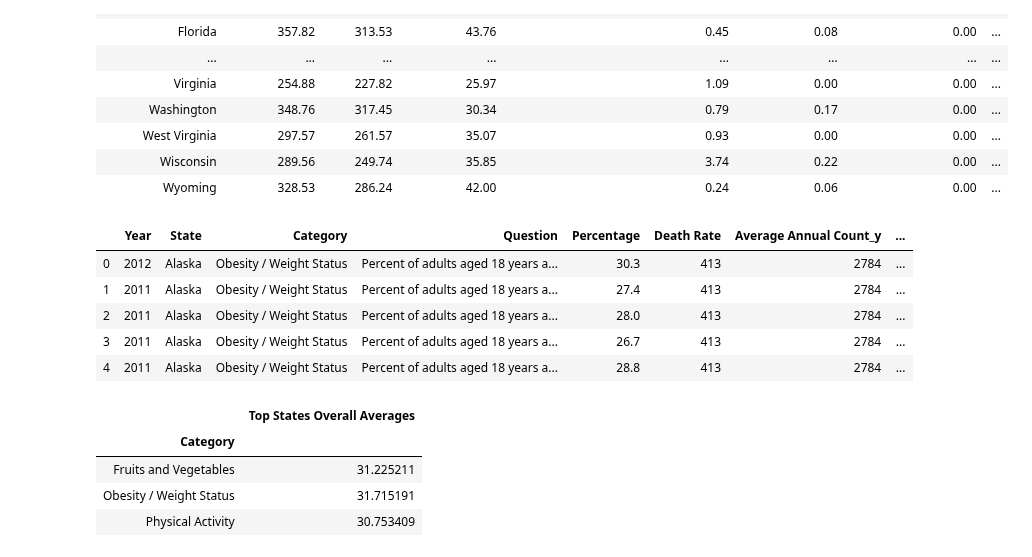
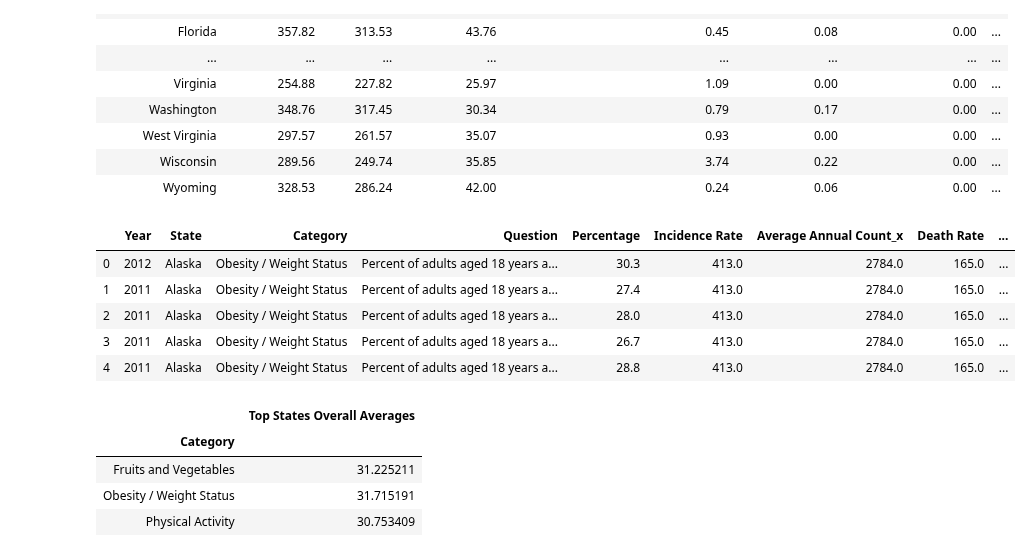
Before and after one commit to settinge/Cancer-and-Nonbiological-Variables, a Jupyter notebook: Final Result/Statewiseonly.ipynb, the cells around one changed output. Cells and saved outputs as stored; diff of their text form; code cells hidden in the pictures.

```diff
--- a/Final Result/Statewiseonly.ipynb
+++ b/Final Result/Statewiseonly.ipynb
@@ -335,8 +333,8 @@ from scipy.stats import linregress
 import seaborn as sns
 
 # Study data files
-Lifestyle_data = "../Row-2-Group-Project/RAW data/cdc_npao.csv"
-Incidence_data = "../Row-2-Group-Project/heighest_lowest_Incidencerate_data.csv"
+Lifestyle_data = "../RAW data/cdc_npao.csv"
+Incidence_data = "../Resource/heighest_lowest_Incidencerate_data.csv"
 
 # Read CSV
 raw_data = pd.read_csv(Lifestyle_data)
@@ -357,39 +355,39 @@ del raw_data_df['Data_Value_Footnote']
 del raw_data_df['Low_Confidence_Limit']
 del raw_data_df['High_Confidence_Limit ']
 del raw_data_df['Education']
 del raw_data_df['Gender']
 del raw_data_df['Income']
 del raw_data_df['Race/Ethnicity']
 del raw_data_df['GeoLocation']
 del raw_data_df['ClassID']
 del raw_data_df['TopicID']
 del raw_data_df['Sample_Size']
 del raw_data_df['Total']
 del raw_data_df['Age(years)']
 del raw_data_df['QuestionID']
 del raw_data_df['DataValueTypeID']
 del raw_data_df['LocationID']
 del raw_data_df['StratificationCategoryId1']
 del raw_data_df['StratificationCategory1']
 del raw_data_df['Stratification1']
 del raw_data_df['StratificationID1']
 raw_data_df
 
 # Merge our two data frames together
 combined_data = pd.merge(raw_data_df, cancer_data, on="State")
 combined_data=combined_data.dropna()
 
 # export_csv = cat_data.to_csv ('../Row-2-Group-Project/RAW data/combined_lifestyle_data.csv', header=True)
 
 
 combined_data.head()
 # %% [output]
-|  | Year | State | Category | Question | Percentage | Death Rate | Average Annual Count_y | ... |
-| 0 | 2012 | Alaska | Obesity / Weight Status | Percent of adults aged 18 years a... | 30.3 | 413 | 2784 | ... |
-| 1 | 2011 | Alaska | Obesity / Weight Status | Percent of adults aged 18 years a... | 27.4 | 413 | 2784 | ... |
-| 2 | 2011 | Alaska | Obesity / Weight Status | Percent of adults aged 18 years a... | 28.0 | 413 | 2784 | ... |
-| 3 | 2011 | Alaska | Obesity / Weight Status | Percent of adults aged 18 years a... | 26.7 | 413 | 2784 | ... |
-| 4 | 2011 | Alaska | Obesity / Weight Status | Percent of adults aged 18 years a... | 28.8 | 413 | 2784 | ... |
+|  | Year | State | Category | Question | Percentage | Incidence Rate | Average Annual Count_x | Death Rate | ... |
+| 0 | 2012 | Alaska | Obesity / Weight Status | Percent of adults aged 18 years a... | 30.3 | 413.0 | 2784.0 | 165.0 | ... |
+| 1 | 2011 | Alaska | Obesity / Weight Status | Percent of adults aged 18 years a... | 27.4 | 413.0 | 2784.0 | 165.0 | ... |
+| 2 | 2011 | Alaska | Obesity / Weight Status | Percent of adults aged 18 years a... | 28.0 | 413.0 | 2784.0 | 165.0 | ... |
+| 3 | 2011 | Alaska | Obesity / Weight Status | Percent of adults aged 18 years a... | 26.7 | 413.0 | 2784.0 | 165.0 | ... |
+| 4 | 2011 | Alaska | Obesity / Weight Status | Percent of adults aged 18 years a... | 28.8 | 413.0 | 2784.0 | 165.0 | ... |
 # %%
 #Top States Category Overall Averages
 years_selected = combined_data["Year"].isin(['2012','2013','2014','2015','2016'])
```
Also changed, not shown: parts of 11 cells of this notebook, 2 other files.
